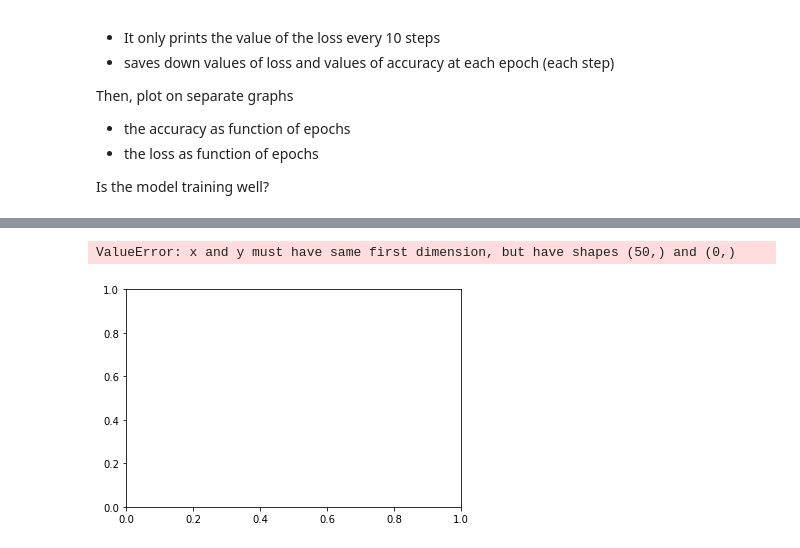
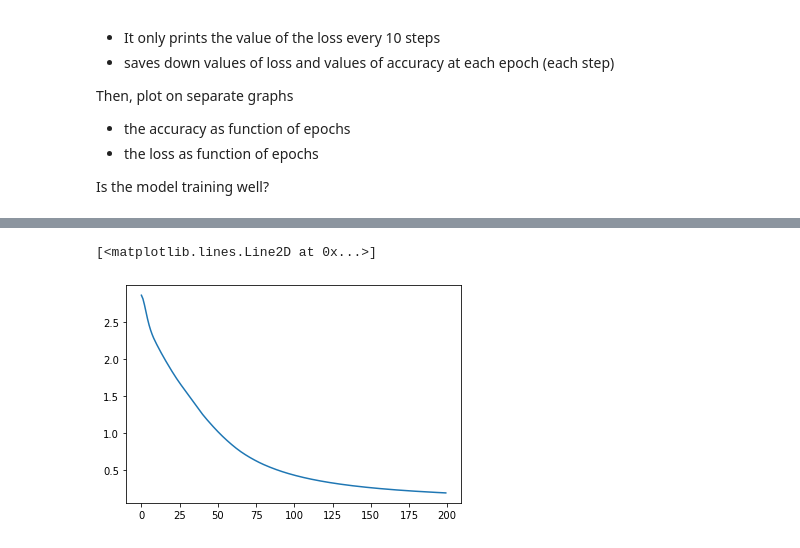
Before and after one commit to aiden01pd2025/CVclass, a Jupyter notebook: tutorial-torch.ipynb, the cells around one changed output, grey strips where cells are left out. Cells and saved outputs as stored; diff of their text form; code cells hidden in the pictures.

Commit message:
It no longer shows an error but the accuracy stays at 0

`````diff
--- a/tutorial-torch.ipynb
+++ b/tutorial-torch.ipynb
@@ -47,18 +47,22 @@ You will need
 * ````forward```` function, defining how the input is processed in the forward pass, layer by layer.
 # %%
 class Network(nn.Module):
-    def __init__(self,input_size,output_size):
+    def __init__(self,input_size,hidden,output_size):
         super(Network, self).__init__()
-        linear_layer = nn.Linear(input_size,output_size)
+        self.linear_layer1 = nn.Linear(input_size,hidden)
+        self.linear_layer2 = nn.Linear(hidden,output_size)
 
         self.relu=nn.ReLU()
-    def activation(self, x):
-        return self.relu(self.linear_layer(x))
+    def forward(self, x):
+        x=self.linear_layer1(x)
+        x=self.relu(x)
+        x=self.linear_layer2(x)
+        return F.log_softmax(x)
 # %% [markdown]
 ### Q2
 Define your model as instance of your Network class.
 # %%
-model = Network(32,16)
+model = Network(64,24,10)
 # %% [markdown]
 Below we define the optimized and loss function.
 
@@ -114,7 +134,7 @@ Then, plot on separate graphs
 
 Is the model training well?
 # %%
-loss_list=[]
+accuracy_list=[]
 for e in range(epochs):
 
     ## first, at the beginning of the loop, make sure that the optimizer kills all previous grad values to avoid using them again in your new iteration
@@ -122,11 +142,16 @@ for e in range(epochs):
 
     # now, perform the forward step by applying your model to your dataset
     output = model.forward(X_train)
-
+    print(output)
     # calculate the loss, using the "loss_func" applied to the output from your model compared with the real labels
     loss=loss_func(output,y_train)
     l=float('{:.6f}'.format(loss))
-    loss_list.append(l)
+
+    # training accuracy
+    correct=output==np.argmax(y_train)
+    correct=sum(correct[0])
+    accuracy=correct/len(y_train)
+    accuracy_list.append(accuracy)
 
     # MAGIC time: perform the back-prop:
     loss.backward()
@@ -135,4 +160,5 @@ for e in range(epochs):
     # at each step, let's print the value of the loss to see if it is changing.
     if e%10==0:
         print('Epoch: {} - Loss: {:.6f}'.format(e, loss))
+        print('Epoch: {} - Accuracy: {:.6f}'.format(e, accuracy))
 # %% [output]
@@ -140,6 +182,6 @@ NameError: name 'optimizer' is not defined
 # %%
-x=np.linspace(0,200)
+x=range(0,len(loss_list))
 plt.plot(x,loss_list)
 # %% [output]
-ValueError: x and y must have same first dimension, but have shapes (50,) and (0,)
+[<matplotlib.lines.Line2D at 0x...>]
-[figure, old version]
+[figure, new version]
`````
Also changed, not shown: parts of 4 cells of this notebook.
